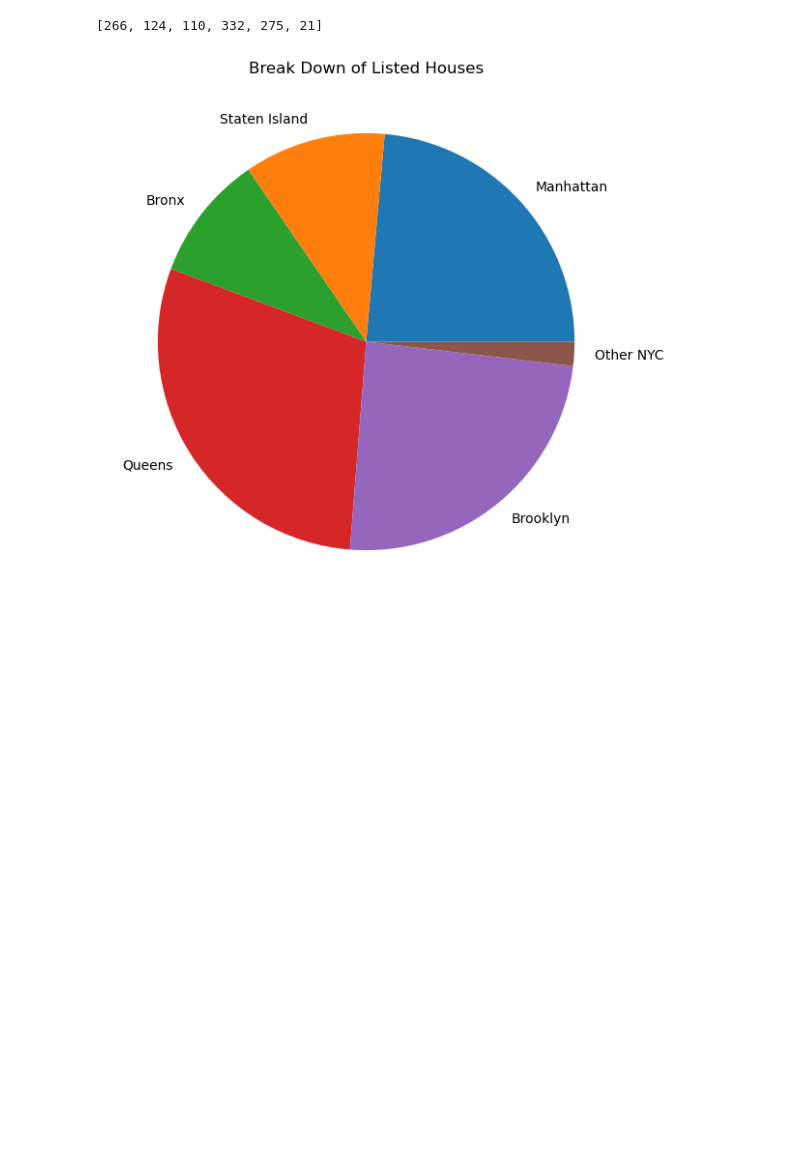
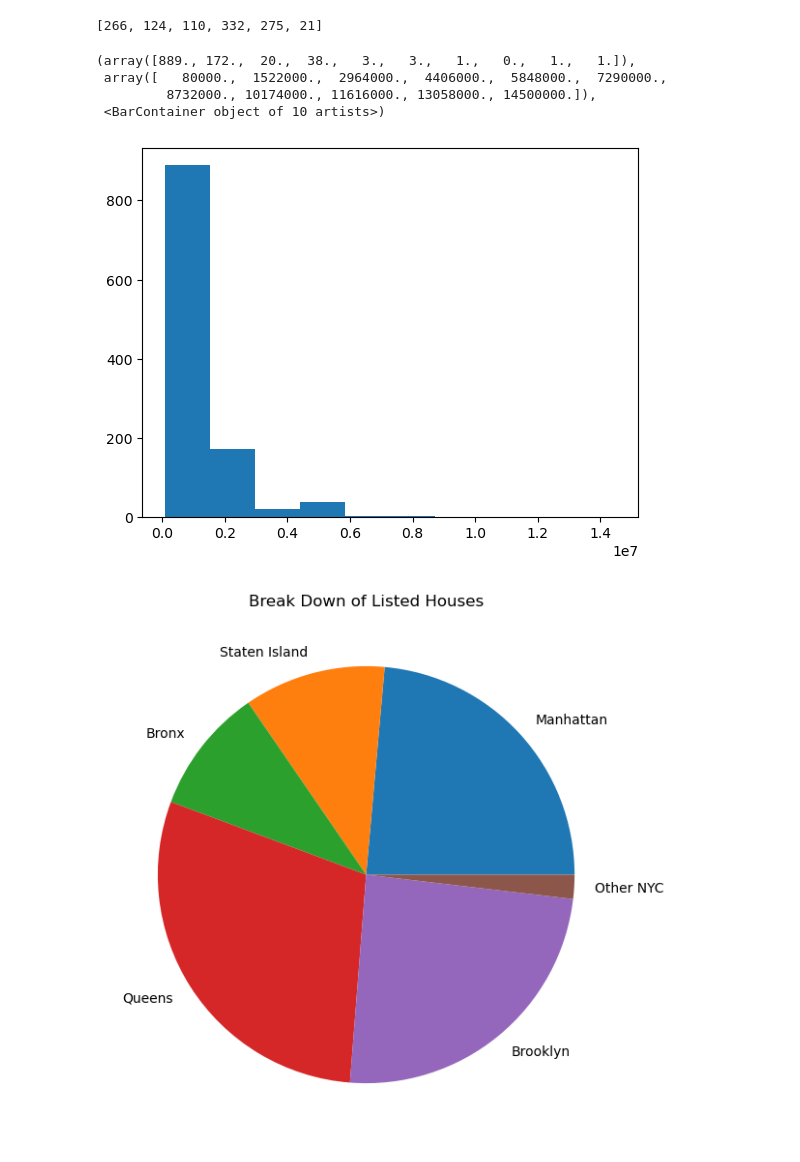
Before and after one commit to ethanstanley/Real-Estate-Predictor, a Jupyter notebook: house_value_model.ipynb, the cells around one changed output. Saved outputs shown, nothing was run; the diff lists cells and outputs as text; code cells hidden in the pictures; blank space fills up the shorter version.

```diff
--- a/house_value_model.ipynb
+++ b/house_value_model.ipynb
@@ -102,6 +102,14 @@ count_per_borough = [list(data["Borough"]).count("Manhattan"),
 count_per_borough
 # %% [output]
 [266, 124, 110, 332, 275, 21]
+# %%
+plt.hist(data["price"])
+# %% [output]
+(array([889., 172.,  20.,  38.,   3.,   3.,   1.,   0.,   1.,   1.]),
+ array([   80000.,  1522000.,  2964000.,  4406000.,  5848000.,  7290000.,
+         8732000., 10174000., 11616000., 13058000., 14500000.]),
+ <BarContainer object of 10 artists>)
+[figure, added]
 # %%
 # Creating plot
 fig = plt.figure(figsize =(10, 7))
```
Also changed, not shown: parts of 13 cells of this notebook, 1 other file.
